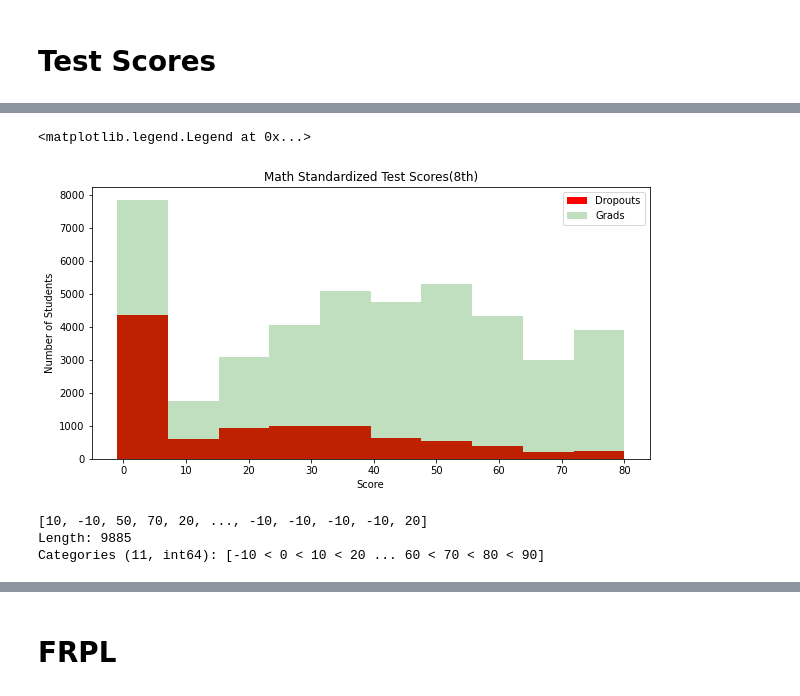
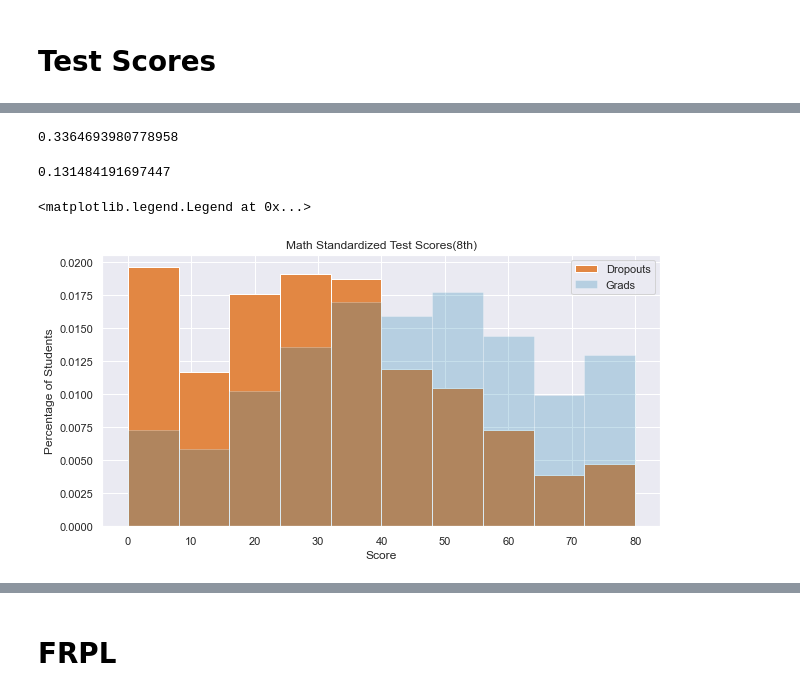
Before and after one commit to smileyfresh/dropout_predicting, a Jupyter notebook: Data Exploring.ipynb, the cells around one changed output, grey strips where cells are left out. Drawn from its saved outputs; the diff is of its cells as text; code cells hidden in the pictures.

```diff
--- a/Data Exploring.ipynb
+++ b/Data Exploring.ipynb
@@ -6,7 +6,7 @@ import matplotlib.pyplot as plt
 
 %matplotlib inline
 # %%
-dropouts = pd.read_csv('data/training_2009.csv')
+dropouts = pd.read_csv('data/data.csv')
 # %%
 dropouts
 # %% [output]
@@ -171,0 +163,8 @@ fs_dropouts['dropout'].value_counts()[1]/len(fs_dropouts['dropout'])
+# %%
+fig = plt.figure(figsize=(18,8))
+fig.suptitle('Dropouts and Grads', fontsize=20)
+plt.ylabel('Number of Students', fontsize=16)
+plt.xlabel('Dropouts', fontsize=16)
+plt.xticks(fontsize=16)
+sns.set_theme(style="darkgrid")
+sns.countplot(fs_dropouts["dropout"])
@@ -1063,2 +1054,5 @@ ax.legend()
 # %% [markdown]
 # Test Scores
+# %%
+do_math_ss_present = true_dropouts[true_dropouts['math_ss'] >= 0]
+do_math_ss_present
@@ -1064,0 +1075,6 @@ ax.legend()
+# %%
+len(do_math_ss_missing)/len(true_dropouts)
+# %% [output]
+0.3364693980778958
+# %%
+grads_math_ss_present = grads[grads['math_ss'] >= 0]
@@ -1065,18 +1083,22 @@ ax.legend()
+# %%
+len(grads_math_ss_missing)/len(grads)
+# %% [output]
+0.131484191697447
 # %%
 #8th grade scores/ ss_math vs ss_read
 
 #plt.hist(true_dropouts['math_ss'], [-10, 0, 10, 20, 30, 40, 50, 60, 70, 80, 90, 100])
 
 #plt.hist([true_dropouts['math_ss'],grads['math_ss']],
 #          [-10, 0, 10, 20, 30, 40, 50, 60, 70, 80, 90, 100], stacked=True, color = ['r','g'])
 
 fig, ax = plt.subplots(figsize=(10,5))
-ax.hist(true_dropouts['math_ss'], alpha=1, color='r', label=label_d)
-ax.hist(grads['math_ss'], alpha = 0.25, color='g', label=label_g)
-ax.set_ylabel('Number of Students')
+ax.hist(do_math_ss_present['math_ss'], alpha=1, color='#e28743', label=label_d, density=True)
+ax.hist(grads_math_ss_present['math_ss'], alpha = 0.25, color='#1e81b0', label=label_g, density=True)
+ax.set_ylabel('Percentage of Students')
 ax.set_xlabel('Score')
 ax.set_title('Math Standardized Test Scores(8th)')
 ax.legend()
 # %% [output]
 <matplotlib.legend.Legend at 0x...>
-[figure, old version]
+[figure, new version]
@@ -1097,8 +1105,2 @@ cut_scores = pd.cut(true_dropouts['math_ss'], bins = [-10, 0, 10, 20, 30, 40, 50
-# %%
-cut_scores[0].values
-# %% [output]
-[10, -10, 50, 70, 20, ..., -10, -10, -10, -10, 20]
-Length: 9885
-Categories (11, int64): [-10 < 0 < 10 < 20 ... 60 < 70 < 80 < 90]
 # %%
 fig, ax = plt.subplots(figsize=(10,5))
```
Also changed, not shown: parts of 43 cells of this notebook, 1 other file.
